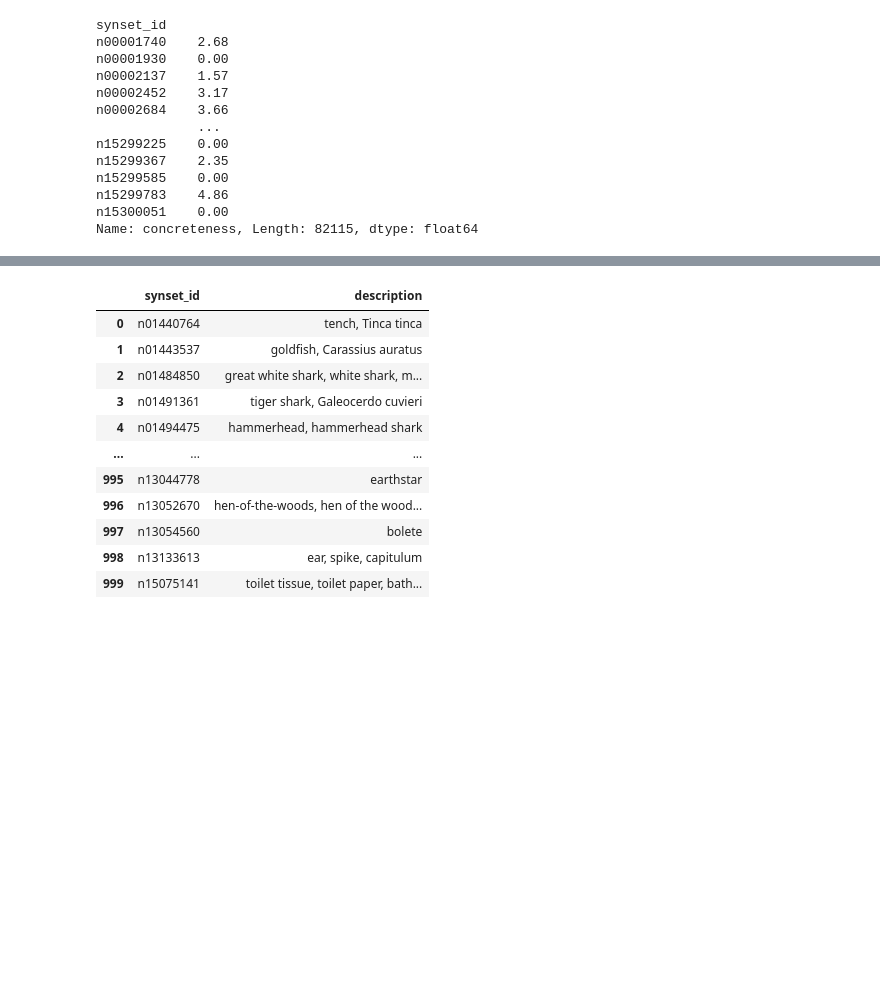
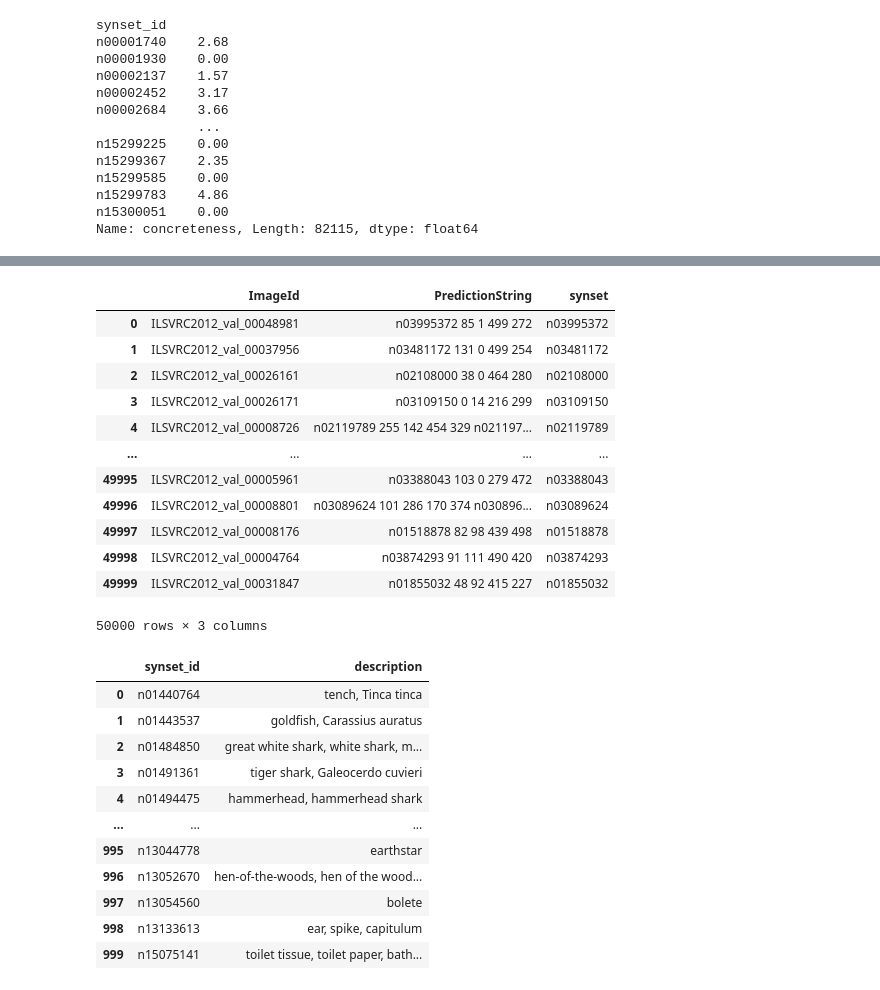
Before and after one commit to H-a-n-n-a-h/context, a Jupyter notebook: Synset_abstraction_transform.ipynb, the cells around one changed output, grey strips where cells are left out. Cells and saved outputs as stored; diff of their text form; code cells hidden in the pictures; blank space fills up the shorter version.

```diff
--- a/Synset_abstraction_transform.ipynb
+++ b/Synset_abstraction_transform.ipynb
@@ -372,3 +372,8 @@ n15299585    0.00
 n15299783    4.86
 n15300051    0.00
 Name: concreteness, Length: 82115, dtype: float64
+# %%
+# https://www.kaggle.com/competitions/imagenet-object-localization-challenge/data?select=LOC_synset_mapping.txt
+
+img_df = pd.read_csv("LOC_val_solution.csv") #1k synset ids needed for imageset
+img_df
@@ -375,3 +394,20 @@ Name: concreteness, Length: 82115, dtype: float64
+# %%
+img_df["synset"] = img_df["PredictionString"].astype(str).str[:9]
+img_df
+# %% [output]
+|  | ImageId | PredictionString | synset |
+| 0 | ILSVRC2012_val_00048981 | n03995372 85 1 499 272 | n03995372 |
+| 1 | ILSVRC2012_val_00037956 | n03481172 131 0 499 254 | n03481172 |
+| 2 | ILSVRC2012_val_00026161 | n02108000 38 0 464 280 | n02108000 |
+| 3 | ILSVRC2012_val_00026171 | n03109150 0 14 216 299 | n03109150 |
+| 4 | ILSVRC2012_val_00008726 | n02119789 255 142 454 329 n021197... | n02119789 |
+| ... | ... | ... | ... |
+| 49995 | ILSVRC2012_val_00005961 | n03388043 103 0 279 472 | n03388043 |
+| 49996 | ILSVRC2012_val_00008801 | n03089624 101 286 170 374 n030896... | n03089624 |
+| 49997 | ILSVRC2012_val_00008176 | n01518878 82 98 439 498 | n01518878 |
+| 49998 | ILSVRC2012_val_00004764 | n03874293 91 111 490 420 | n03874293 |
+| 49999 | ILSVRC2012_val_00031847 | n01855032 48 92 415 227 | n01855032 |
+50000 rows × 3 columns
 # %%
 # https://www.kaggle.com/competitions/imagenet-object-localization-challenge/data?select=LOC_synset_mapping.txt
 
```
Also changed, not shown: parts of 2 cells of this notebook, 1 other file.
